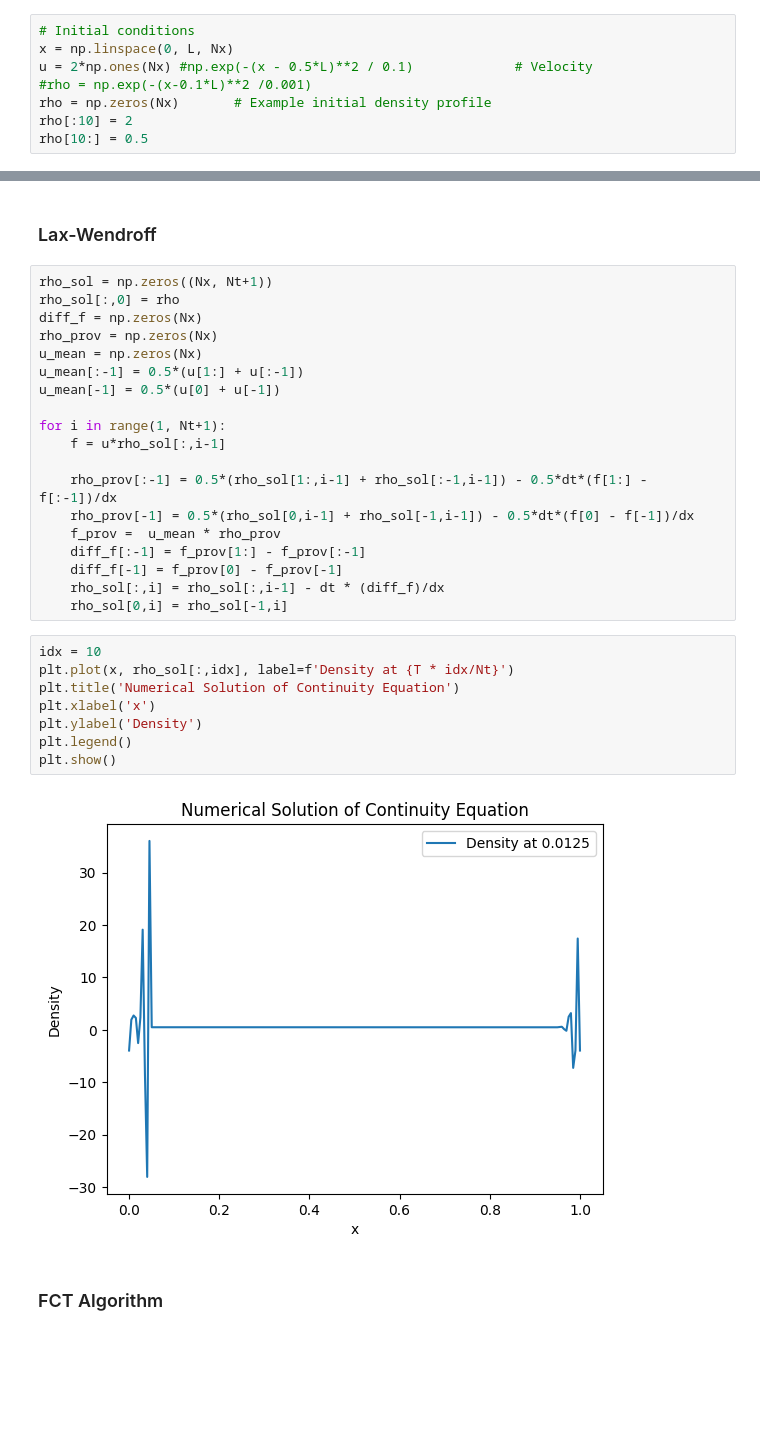
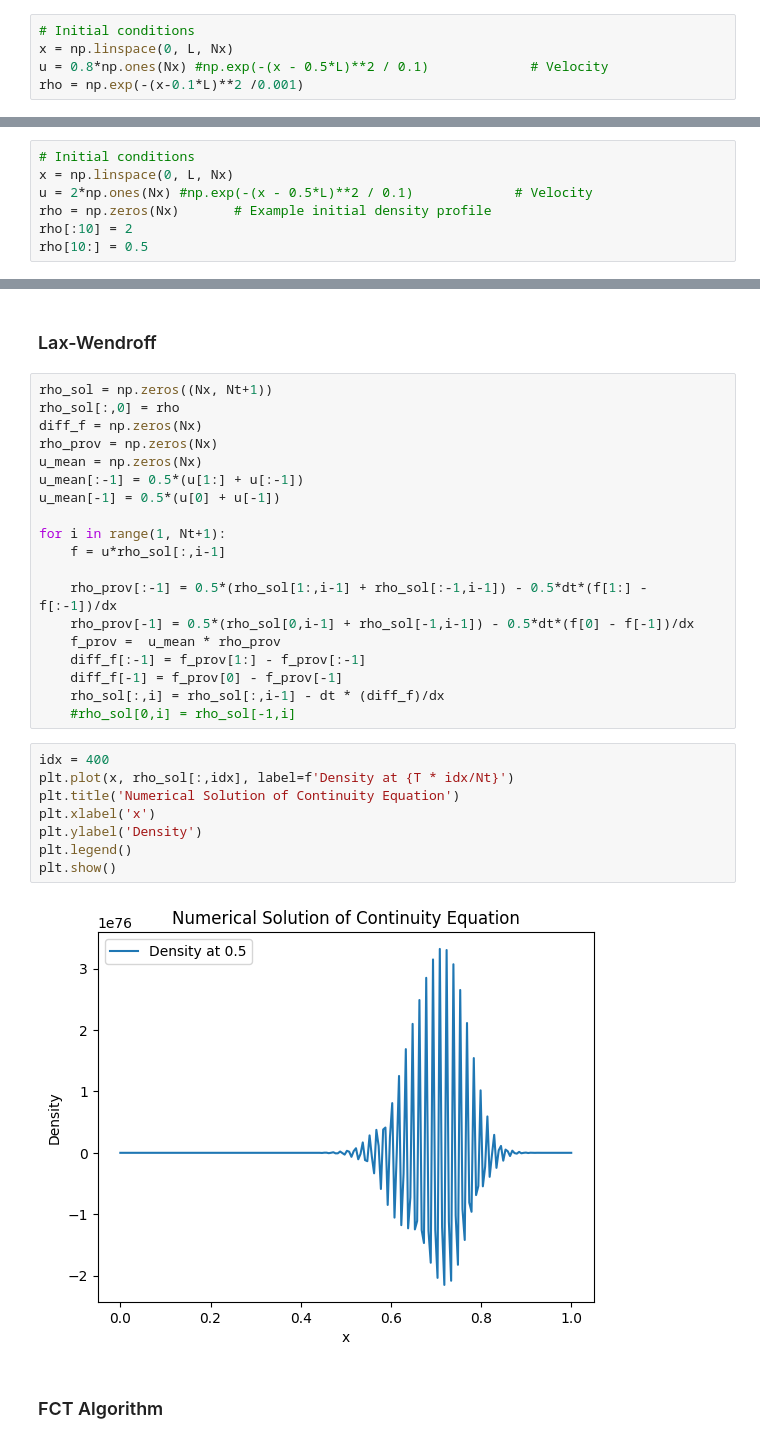
Before and after one commit to daniloaballayf/Shockwave-TAMU, a Jupyter notebook: 1D Notebooks/ContinuityEquation.ipynb, the cells around one changed output, grey strips where cells are left out. Cells and saved outputs as stored; diff of their text form; blank space fills up the shorter version.

```diff
--- a/1D Notebooks/ContinuityEquation.ipynb
+++ b/1D Notebooks/ContinuityEquation.ipynb
@@ -19,11 +19,8 @@ dt = T / Nt
 # %%
 # Initial conditions
 x = np.linspace(0, L, Nx)
-u = 2*np.ones(Nx) #np.exp(-(x - 0.5*L)**2 / 0.1)             # Velocity
-#rho = np.exp(-(x-0.1*L)**2 /0.001)
-rho = np.zeros(Nx)       # Example initial density profile
-rho[:10] = 2
-rho[10:] = 0.5
+u = 0.8*np.ones(Nx) #np.exp(-(x - 0.5*L)**2 / 0.1)             # Velocity
+rho = np.exp(-(x-0.1*L)**2 /0.001)
 # %%
 fig, axs = plt.subplots(2, 1, figsize=(8, 8))
 axs[0].plot(x, rho, label='Initial Density', color='blue')
@@ -108,2 +105,9 @@ plt.show()
 # %% [markdown]
 ## Periodic boundary conditions
+# %%
+# Initial conditions
+x = np.linspace(0, L, Nx)
+u = 2*np.ones(Nx) #np.exp(-(x - 0.5*L)**2 / 0.1)             # Velocity
+rho = np.zeros(Nx)       # Example initial density profile
+rho[:10] = 2
+rho[10:] = 0.5
@@ -127,17 +147,17 @@ for i in range(1, Nt+1):
     diff_f[:-1] = f_prov[1:] - f_prov[:-1]
     diff_f[-1] = f_prov[0] - f_prov[-1]
     rho_sol[:,i] = rho_sol[:,i-1] - dt * (diff_f)/dx
-    rho_sol[0,i] = rho_sol[-1,i]
+    #rho_sol[0,i] = rho_sol[-1,i]
 # %%
-idx = 10
+idx = 400
 plt.plot(x, rho_sol[:,idx], label=f'Density at {T * idx/Nt}')
 plt.title('Numerical Solution of Continuity Equation')
 plt.xlabel('x')
 plt.ylabel('Density')
 plt.legend()
 plt.show()
 # %% [output]
-[figure, old version]
+[figure, new version]
 # %% [markdown]
 ### FCT Algorithm
 # %%
```
Also changed, not shown: parts of 5 cells of this notebook, 1 other file.
